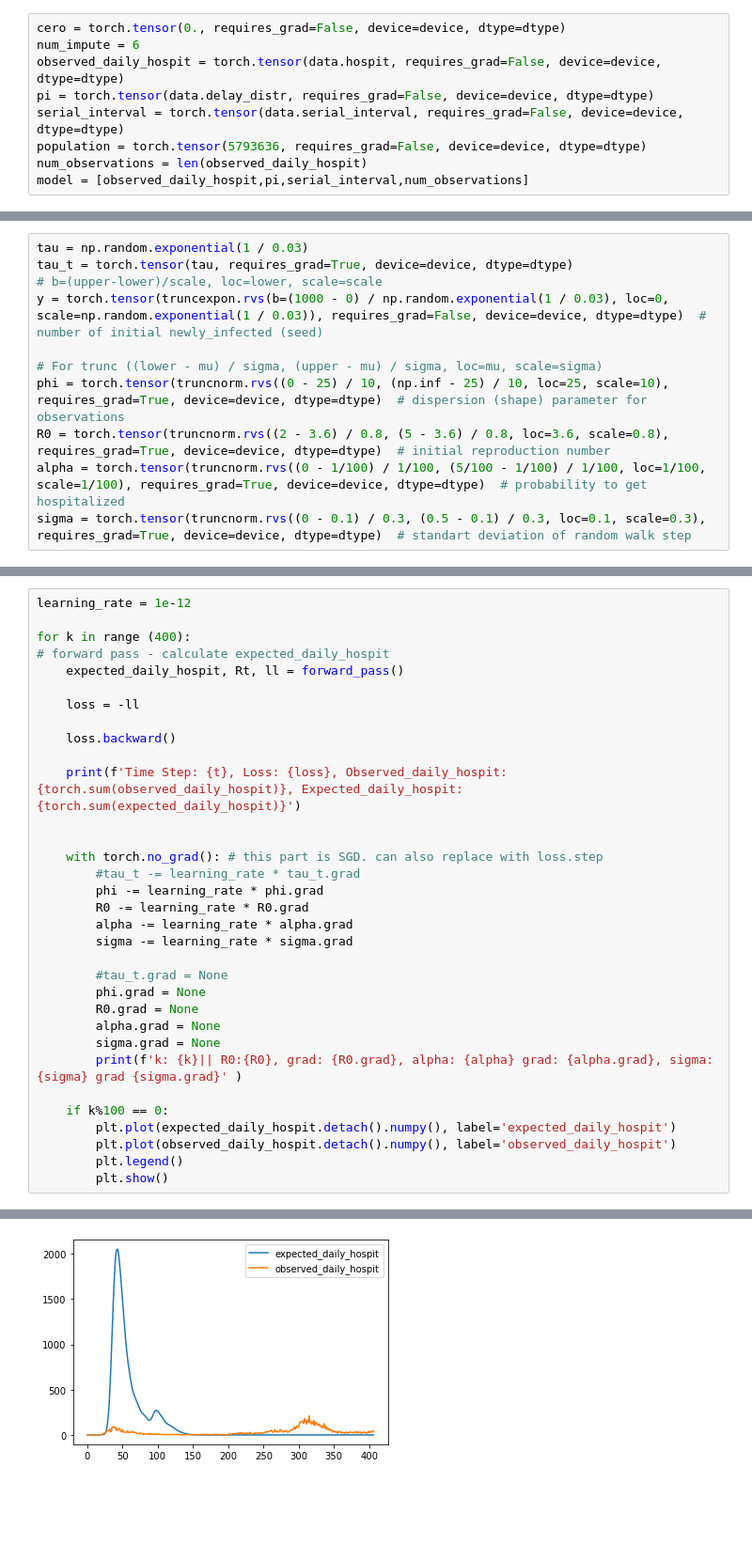
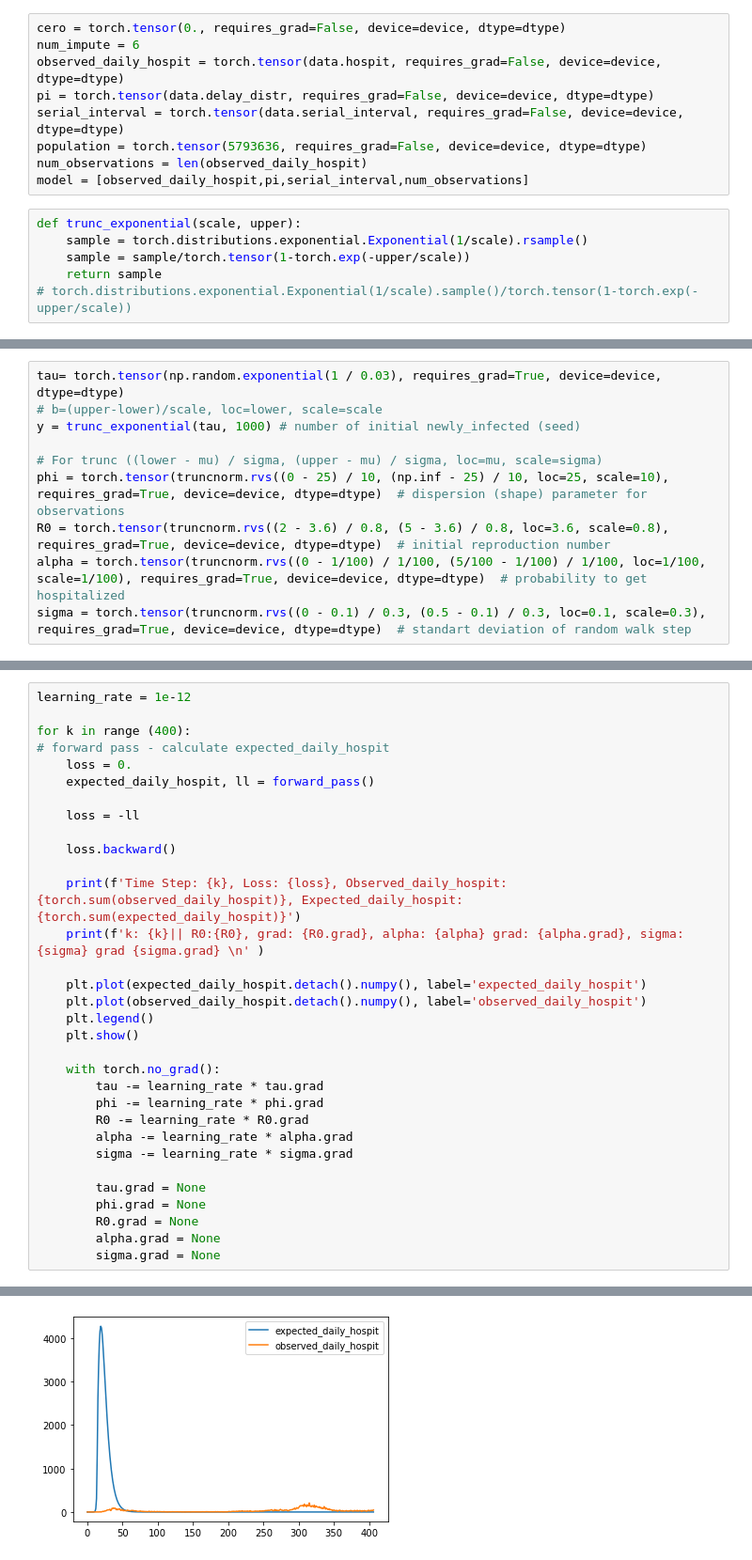
Before and after one commit to tsuehr/covid-prediction-tu, a Jupyter notebook: users/Anuar/nll.ipynb, the cells around one changed output, grey strips where cells are left out. Shown: that part at 94% size. Saved outputs shown, nothing was run; the diff lists cells and outputs as text; blank space fills up the shorter version.

Commit message:
trunc_exponential and trunc_normal

```diff
--- a/users/Anuar/nll.ipynb
+++ b/users/Anuar/nll.ipynb
@@ -30,3 +31,9 @@ serial_interval = torch.tensor(data.serial_interval, requires_grad=False, device
 population = torch.tensor(5793636, requires_grad=False, device=device, dtype=dtype)
 num_observations = len(observed_daily_hospit)
 model = [observed_daily_hospit,pi,serial_interval,num_observations]
+# %%
+def trunc_exponential(scale, upper):
+    sample = torch.distributions.exponential.Exponential(1/scale).rsample()
+    sample = sample/torch.tensor(1-torch.exp(-upper/scale))
+    return sample
+# torch.distributions.exponential.Exponential(1/scale).sample()/torch.tensor(1-torch.exp(-upper/scale))
@@ -33,8 +46,7 @@ model = [observed_daily_hospit,pi,serial_interval,num_observations]
 # %%
-tau = np.random.exponential(1 / 0.03)
-tau_t = torch.tensor(tau, requires_grad=True, device=device, dtype=dtype)
+tau= torch.tensor(np.random.exponential(1 / 0.03), requires_grad=True, device=device, dtype=dtype)
 # b=(upper-lower)/scale, loc=lower, scale=scale
-y = torch.tensor(truncexpon.rvs(b=(1000 - 0) / np.random.exponential(1 / 0.03), loc=0, scale=np.random.exponential(1 / 0.03)), requires_grad=False, device=device, dtype=dtype)  # number of initial newly_infected (seed)
+y = trunc_exponential(tau, 1000) # number of initial newly_infected (seed)
 
 # For trunc ((lower - mu) / sigma, (upper - mu) / sigma, loc=mu, scale=sigma)
 phi = torch.tensor(truncnorm.rvs((0 - 25) / 10, (np.inf - 25) / 10, loc=25, scale=10), requires_grad=True, device=device, dtype=dtype)  # dispersion (shape) parameter for observations
@@ -122,32 +136,31 @@ learning_rate = 1e-12
 
 for k in range (400):
 # forward pass - calculate expected_daily_hospit
-    expected_daily_hospit, Rt, ll = forward_pass()
+    loss = 0.
+    expected_daily_hospit, ll = forward_pass()
 
     loss = -ll
 
     loss.backward()
 
-    print(f'Time Step: {t}, Loss: {loss}, Observed_daily_hospit: {torch.sum(observed_daily_hospit)}, Expected_daily_hospit: {torch.sum(expected_daily_hospit)}')
+    print(f'Time Step: {k}, Loss: {loss}, Observed_daily_hospit: {torch.sum(observed_daily_hospit)}, Expected_daily_hospit: {torch.sum(expected_daily_hospit)}')
+    print(f'k: {k}|| R0:{R0}, grad: {R0.grad}, alpha: {alpha} grad: {alpha.grad}, sigma: {sigma} grad {sigma.grad} \n' )
 
+    plt.plot(expected_daily_hospit.detach().numpy(), label='expected_daily_hospit')
+    plt.plot(observed_daily_hospit.detach().numpy(), label='observed_daily_hospit')
+    plt.legend()
+    plt.show()
 
-    with torch.no_grad(): # this part is SGD. can also replace with loss.step
-        #tau_t -= learning_rate * tau_t.grad
+    with torch.no_grad():
+        tau -= learning_rate * tau.grad
         phi -= learning_rate * phi.grad
         R0 -= learning_rate * R0.grad
         alpha -= learning_rate * alpha.grad
         sigma -= learning_rate * sigma.grad
 
-        #tau_t.grad = None
+        tau.grad = None
         phi.grad = None
         R0.grad = None
         alpha.grad = None
         sigma.grad = None
-        print(f'k: {k}|| R0:{R0}, grad: {R0.grad}, alpha: {alpha} grad: {alpha.grad}, sigma: {sigma} grad {sigma.grad}' )
-
-    if k%100 == 0:
-        plt.plot(expected_daily_hospit.detach().numpy(), label='expected_daily_hospit')
-        plt.plot(observed_daily_hospit.detach().numpy(), label='observed_daily_hospit')
-        plt.legend()
-        plt.show()
 # %% [output]
@@ -171 +178 @@ for k in range (400):
-[figure, old version]
+[figure, new version]
```
Also changed, not shown: parts of 4 cells of this notebook, 3 other files.
